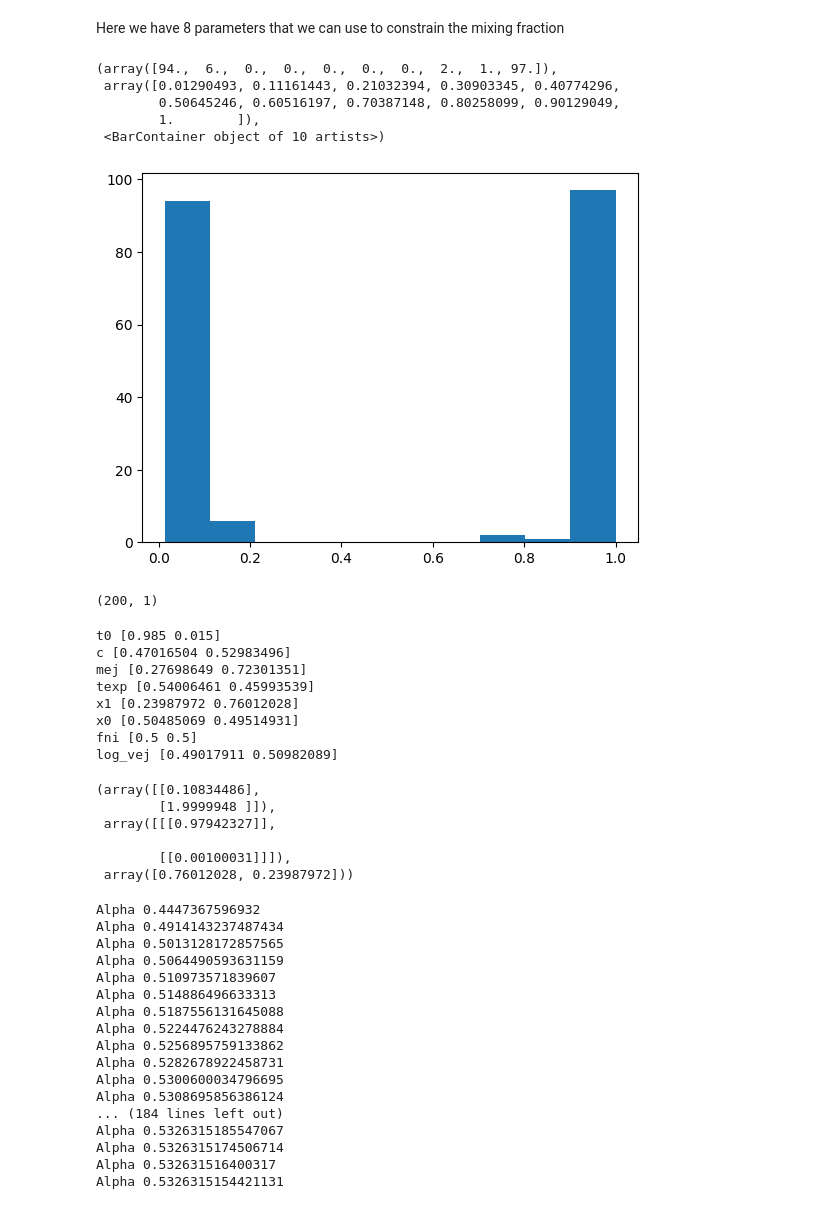
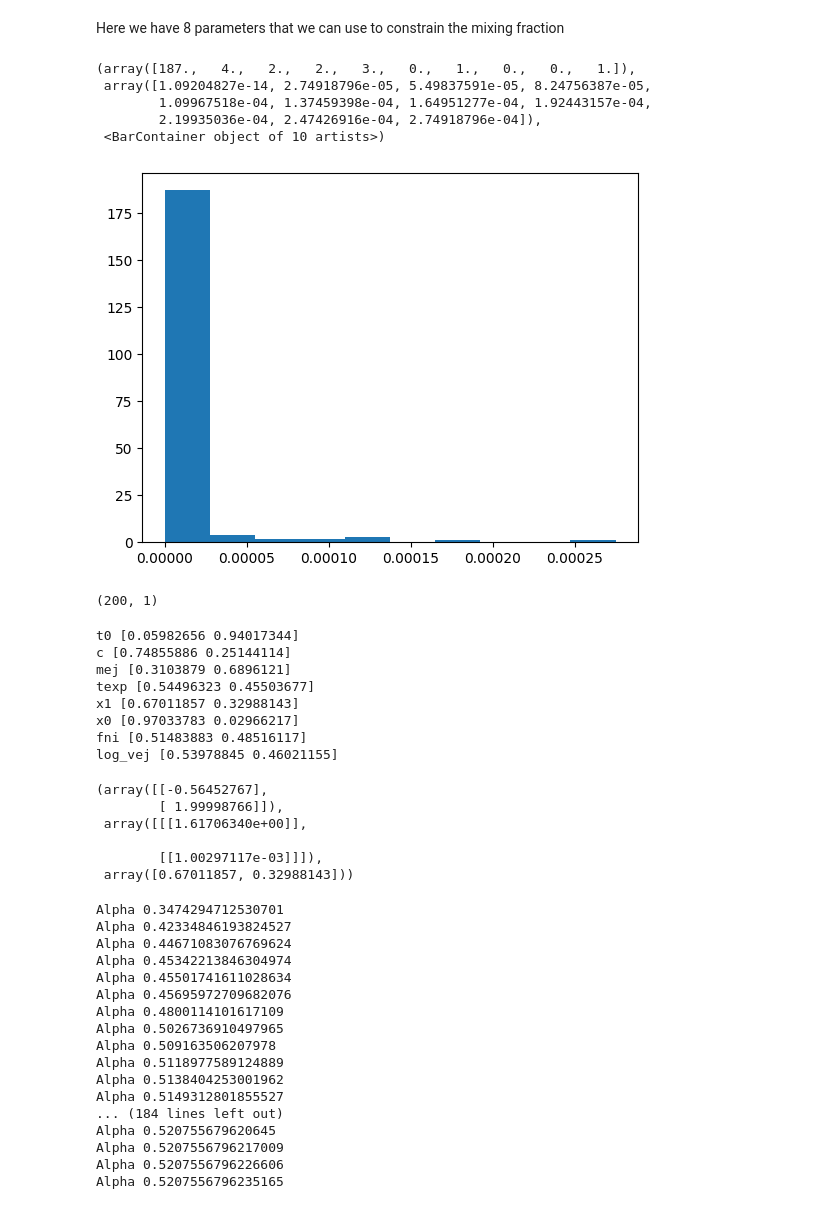
Before and after one commit to asmuzsoy/beams_ext, a Jupyter notebook: separate_parameters.ipynb, the cells around one changed output. Drawn from its saved outputs; the diff is of its cells as text; code cells hidden in the pictures.

```diff
--- a/separate_parameters.ipynb
+++ b/separate_parameters.ipynb
@@ -30,7 +225,7 @@ class SN:
         self.ibc_fit = {key:results_dict[key] for key in self.ibc_keys[1:]}
         self.ibc_fit.update({'log_vej': np.log10(self.ibc_fit['vej'])})
 # %%
-data = np.load("fitted_sne_100_091025.npz", allow_pickle=True)
+data = np.load("fitted_sne_100_091725.npz", allow_pickle=True)
 true_ia_sne = data['ia']
 true_ibc_sne = data['ibc']
 all_sne = np.concatenate((true_ia_sne, true_ibc_sne))
@@ -94,14 +330,14 @@ def get_param_samples(param_name):
     else:
         raise ValueError(f"Parameter {param_name} not recognized in either Ia or Ibc SNe.")
 # %%
-plt.hist(get_param_samples('fni'))
+plt.hist(get_param_samples('x0'))
 # %% [output]
-(array([94.,  6.,  0.,  0.,  0.,  0.,  0.,  2.,  1., 97.]),
- array([0.01290493, 0.11161443, 0.21032394, 0.30903345, 0.40774296,
-        0.50645246, 0.60516197, 0.70387148, 0.80258099, 0.90129049,
-        1.        ]),
+(array([187.,   4.,   2.,   2.,   3.,   0.,   1.,   0.,   0.,   1.]),
+ array([1.09204827e-14, 2.74918796e-05, 5.49837591e-05, 8.24756387e-05,
+        1.09967518e-04, 1.37459398e-04, 1.64951277e-04, 1.92443157e-04,
+        2.19935036e-04, 2.47426916e-04, 2.74918796e-04]),
  <BarContainer object of 10 artists>)
-[figure, old version]
+[figure, new version]
 # %%
 np.shape(get_param_samples('log_vej').reshape(-1, 1))
 # %% [output]
@@ -124,26 +360,26 @@ for param_name in params_to_use:
     sigmas_b[param_name] = np.sqrt(gm.covariances_[1][0][0])
     print(param_name, gm.weights_)
 # %% [output]
-t0 [0.985 0.015]
-c [0.47016504 0.52983496]
-mej [0.27698649 0.72301351]
-texp [0.54006461 0.45993539]
-x1 [0.23987972 0.76012028]
-x0 [0.50485069 0.49514931]
-fni [0.5 0.5]
-log_vej [0.49017911 0.50982089]
+t0 [0.05982656 0.94017344]
+c [0.74855886 0.25144114]
+mej [0.3103879 0.6896121]
+texp [0.54496323 0.45503677]
+x1 [0.67011857 0.32988143]
+x0 [0.97033783 0.02966217]
+fni [0.51483883 0.48516117]
+log_vej [0.53978845 0.46021155]
 # %%
 # from sklearn.mixture import GaussianMixture
 
 gm = GaussianMixture(n_components=2).fit(get_param_samples('x1').reshape(-1, 1))
 gm.means_, gm.covariances_**0.5, gm.weights_
 # %% [output]
-(array([[0.10834486],
-        [1.9999948 ]]),
- array([[[0.97942327]],
+(array([[-0.56452767],
+        [ 1.99998766]]),
+ array([[[1.61706340e+00]],
 
-        [[0.00100031]]]),
- array([0.76012028, 0.23987972]))
+        [[1.00297117e-03]]]),
+ array([0.67011857, 0.32988143]))
 # %%
 num_epochs = 200
 lls = np.zeros(num_epochs)
@@ -205,23 +441,23 @@ for epoch in range(num_epochs):
     for param_name in params_to_use:
         lls[epoch] += log_likelihood([mus_a[param_name], sigmas_a[param_name], mus_b[param_name], sigmas_b[param_name]], get_param_samples(param_name), alpha)
 # %% [output]
-Alpha 0.4447367596932
-Alpha 0.4914143237487434
-Alpha 0.5013128172857565
-Alpha 0.5064490593631159
-Alpha 0.510973571839607
-Alpha 0.514886496633313
-Alpha 0.5187556131645088
-Alpha 0.5224476243278884
-Alpha 0.5256895759133862
-Alpha 0.5282678922458731
-Alpha 0.5300600034796695
-Alpha 0.5308695856386124
+Alpha 0.3474294712530701
+Alpha 0.42334846193824527
+Alpha 0.44671083076769624
+Alpha 0.45342213846304974
+Alpha 0.45501741611028634
+Alpha 0.45695972709682076
+Alpha 0.4800114101617109
+Alpha 0.5026736910497965
+Alpha 0.509163506207978
+Alpha 0.5118977589124889
+Alpha 0.5138404253001962
+Alpha 0.5149312801855527
 ... (184 lines left out)
-Alpha 0.5326315185547067
-Alpha 0.5326315174506714
-Alpha 0.532631516400317
-Alpha 0.5326315154421131
+Alpha 0.520755679620645
+Alpha 0.5207556796217009
+Alpha 0.5207556796226606
+Alpha 0.5207556796235165
 # %%
 fig, ax = plt.subplots(1,2, figsize=(16, 6))
 ax[0].plot(alphas)
```
Also changed, not shown: parts of 12 cells of this notebook, 1 other file.
